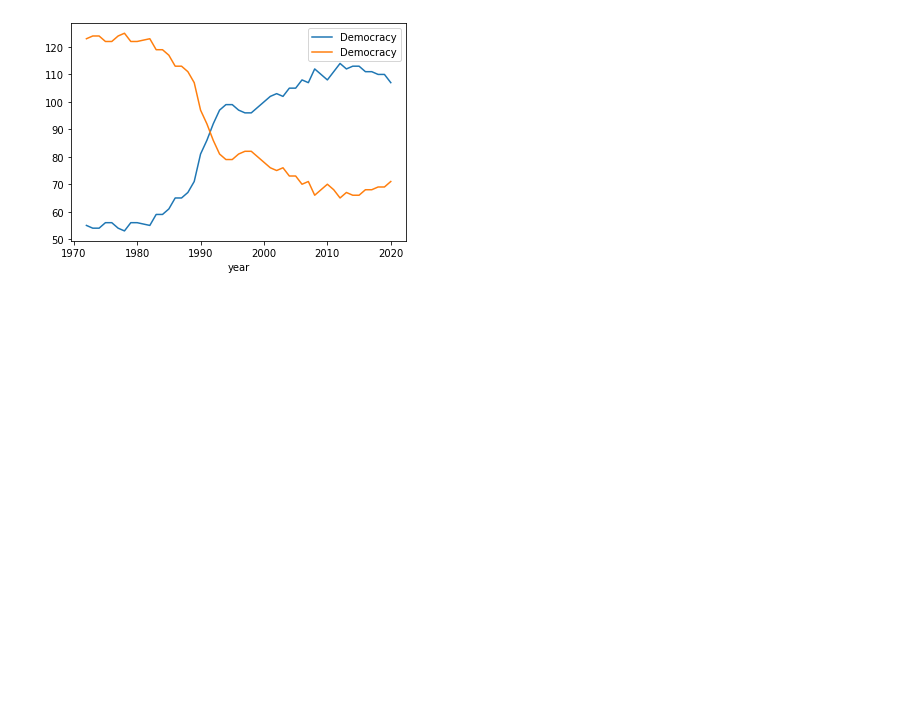
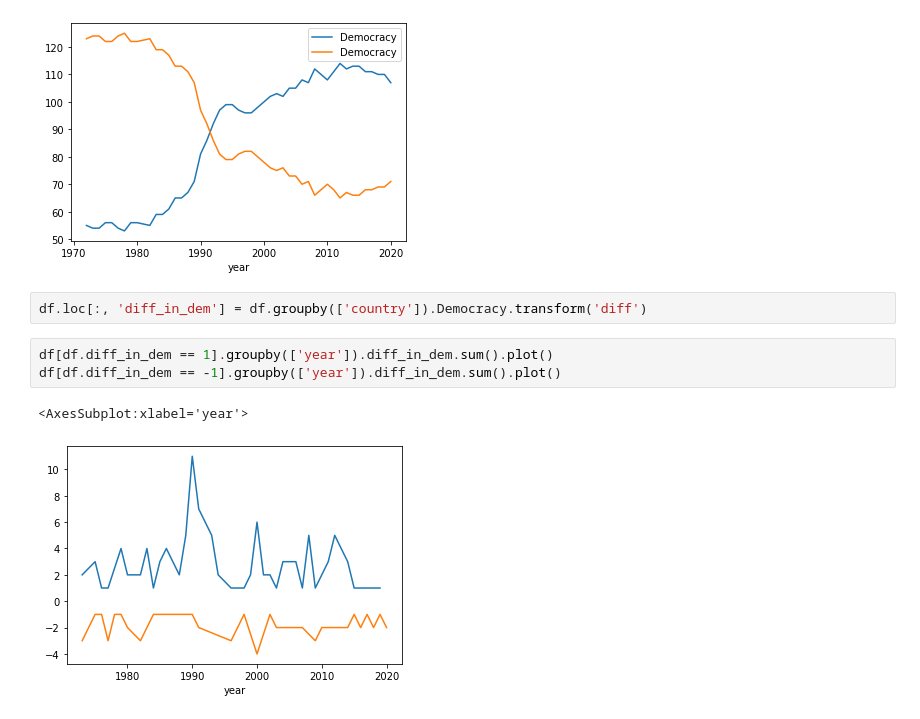
Before and after one commit to SanteriVtj/Econometrics-Capstone, a Jupyter notebook: data.ipynb, the cells around one changed output. Saved outputs shown, nothing was run; the diff lists cells and outputs as text; blank space fills up the shorter version.

```diff
--- a/data.ipynb
+++ b/data.ipynb
@@ -367,3 +247,11 @@ plt.legend()
 # %% [output]
 <matplotlib.legend.Legend at 0x...>
 [figure]
+# %%
+df.loc[:, 'diff_in_dem'] = df.groupby(['country']).Democracy.transform('diff')
+# %%
+df[df.diff_in_dem == 1].groupby(['year']).diff_in_dem.sum().plot()
+df[df.diff_in_dem == -1].groupby(['year']).diff_in_dem.sum().plot()
+# %% [output]
+<AxesSubplot:xlabel='year'>
+[figure, added]
```
Also changed, not shown: parts of 25 cells of this notebook, 4 other files.
